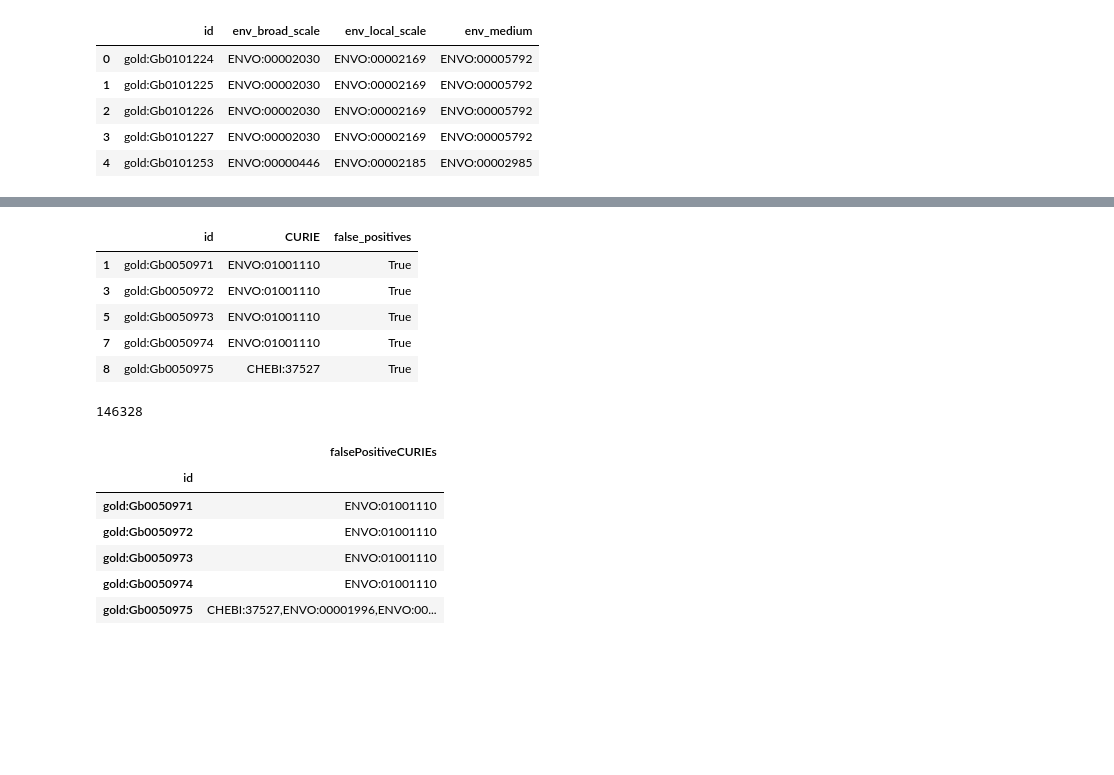
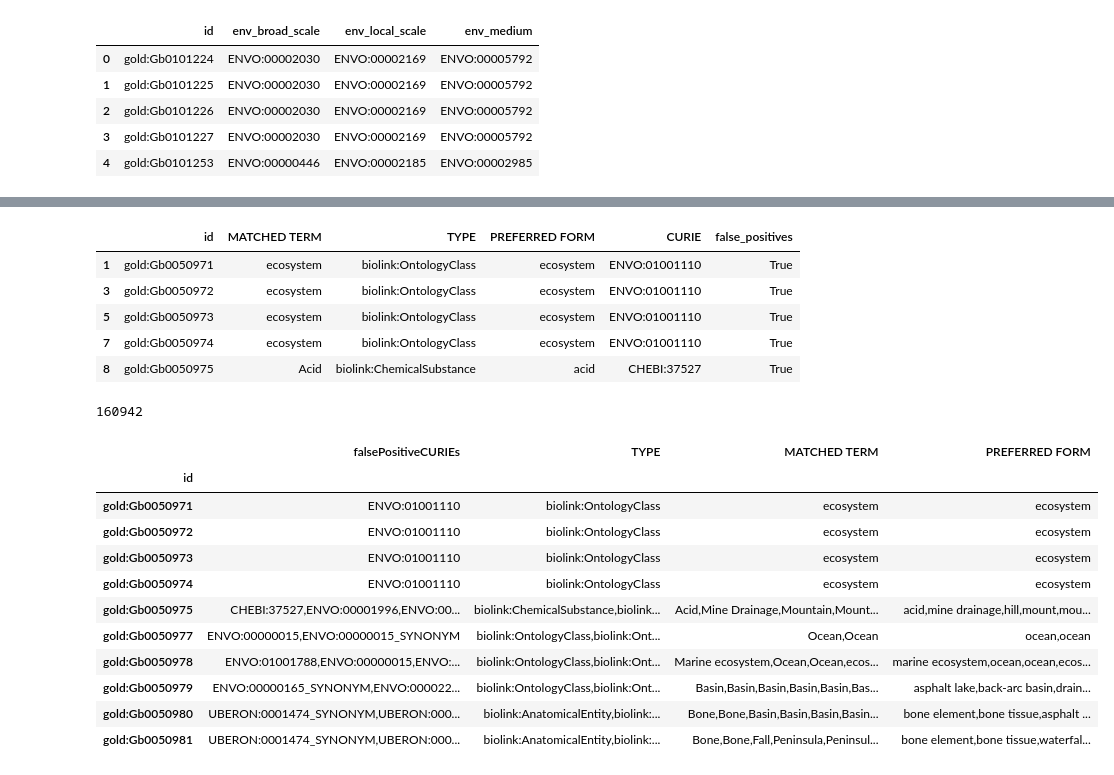
Before and after one commit to INCATools/biosample-analysis, a Jupyter notebook: src/notebooks/Gold database Analysis.ipynb, the cells around one changed output, grey strips where cells are left out. Drawn from its saved outputs; the diff is of its cells as text; code cells hidden in the pictures; blank space fills up the shorter version.

```diff
--- a/src/notebooks/Gold database Analysis.ipynb
+++ b/src/notebooks/Gold database Analysis.ipynb
@@ -113,30 +115,42 @@ newDf.head()
 # %%
-falsePosSubset = newDf[['id', 'CURIE', 'false_positives']]
+falsePosSubset = newDf[['id','MATCHED TERM','TYPE', 'PREFERRED FORM', 'CURIE', 'false_positives']]
 falsePosSubset = falsePosSubset[falsePosSubset['false_positives'] == True]
 # %%
 falsePosSubset.head()
 # %% [output]
-|  | id | CURIE | false_positives |
-| 1 | gold:Gb0050971 | ENVO:01001110 | True |
-| 3 | gold:Gb0050972 | ENVO:01001110 | True |
-| 5 | gold:Gb0050973 | ENVO:01001110 | True |
-| 7 | gold:Gb0050974 | ENVO:01001110 | True |
-| 8 | gold:Gb0050975 | CHEBI:37527 | True |
+|  | id | MATCHED TERM | TYPE | PREFERRED FORM | CURIE | false_positives |
+| 1 | gold:Gb0050971 | ecosystem | biolink:OntologyClass | ecosystem | ENVO:01001110 | True |
+| 3 | gold:Gb0050972 | ecosystem | biolink:OntologyClass | ecosystem | ENVO:01001110 | True |
+| 5 | gold:Gb0050973 | ecosystem | biolink:OntologyClass | ecosystem | ENVO:01001110 | True |
+| 7 | gold:Gb0050974 | ecosystem | biolink:OntologyClass | ecosystem | ENVO:01001110 | True |
+| 8 | gold:Gb0050975 | Acid | biolink:ChemicalSubstance | acid | CHEBI:37527 | True |
 # %%
 len(falsePosSubset)
 # %% [output]
-146328
+160942
 # %%
-consolidatedFalseCURIEs = falsePosSubset.groupby(['id']).agg({'CURIE': lambda x: ','.join(x)}).rename(columns={'CURIE':'falsePositiveCURIEs'})
-consolidatedFalseCURIEs.head()
+consolidatedFalseCURIEs = falsePosSubset.groupby(['id'])\
+                        .agg({
+                                'CURIE': lambda x: ','.join(x),
+                                'TYPE': lambda a: ','.join(a),
+                                'MATCHED TERM': lambda y: ','.join(y),
+                                'PREFERRED FORM': lambda z: ','.join(z)
+                            })\
+                        .rename(columns={'CURIE':'falsePositiveCURIEs'})
+consolidatedFalseCURIEs.head(10)
 # %% [output]
-|  | falsePositiveCURIEs |
-| id |  |
-| gold:Gb0050971 | ENVO:01001110 |
-| gold:Gb0050972 | ENVO:01001110 |
-| gold:Gb0050973 | ENVO:01001110 |
-| gold:Gb0050974 | ENVO:01001110 |
-| gold:Gb0050975 | CHEBI:37527,ENVO:00001996,ENVO:00... |
+|  | falsePositiveCURIEs | TYPE | MATCHED TERM | PREFERRED FORM |
+| id |  |  |  |  |
+| gold:Gb0050971 | ENVO:01001110 | biolink:OntologyClass | ecosystem | ecosystem |
+| gold:Gb0050972 | ENVO:01001110 | biolink:OntologyClass | ecosystem | ecosystem |
+| gold:Gb0050973 | ENVO:01001110 | biolink:OntologyClass | ecosystem | ecosystem |
+| gold:Gb0050974 | ENVO:01001110 | biolink:OntologyClass | ecosystem | ecosystem |
+| gold:Gb0050975 | CHEBI:37527,ENVO:00001996,ENVO:00... | biolink:ChemicalSubstance,biolink... | Acid,Mine Drainage,Mountain,Mount... | acid,mine drainage,hill,mount,mou... |
+| gold:Gb0050977 | ENVO:00000015,ENVO:00000015_SYNONYM | biolink:OntologyClass,biolink:Ont... | Ocean,Ocean | ocean,ocean |
+| gold:Gb0050978 | ENVO:01001788,ENVO:00000015,ENVO:... | biolink:OntologyClass,biolink:Ont... | Marine ecosystem,Ocean,Ocean,ecos... | marine ecosystem,ocean,ocean,ecos... |
+| gold:Gb0050979 | ENVO:00000165_SYNONYM,ENVO:000022... | biolink:OntologyClass,biolink:Ont... | Basin,Basin,Basin,Basin,Basin,Bas... | asphalt lake,back-arc basin,drain... |
+| gold:Gb0050980 | UBERON:0001474_SYNONYM,UBERON:000... | biolink:AnatomicalEntity,biolink:... | Bone,Bone,Basin,Basin,Basin,Basin... | bone element,bone tissue,asphalt ... |
+| gold:Gb0050981 | UBERON:0001474_SYNONYM,UBERON:000... | biolink:AnatomicalEntity,biolink:... | Bone,Bone,Fall,Peninsula,Peninsul... | bone element,bone tissue,waterfal... |
 # %%
 consolidatedFalseCURIEs.to_csv(outputDir+'falsePositivesGroupedById.tsv', sep='\t')
 # %%
```
Also changed, not shown: parts of 17 cells of this notebook.
